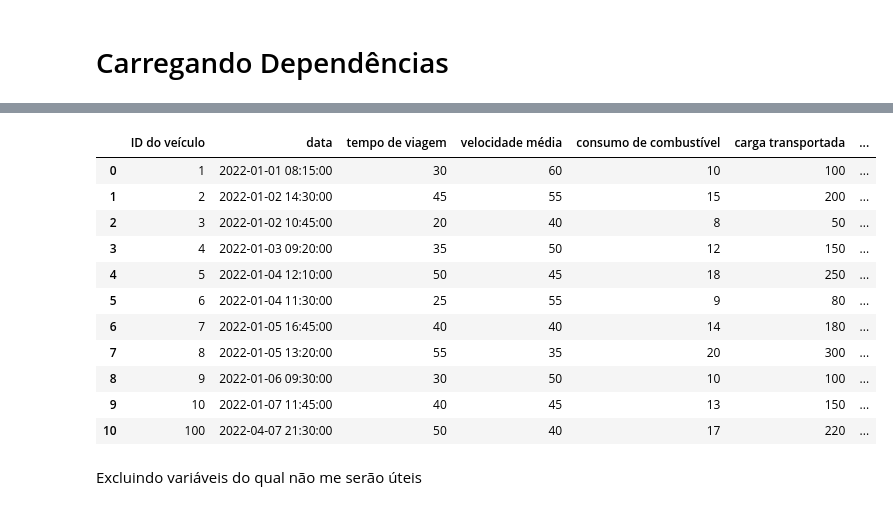
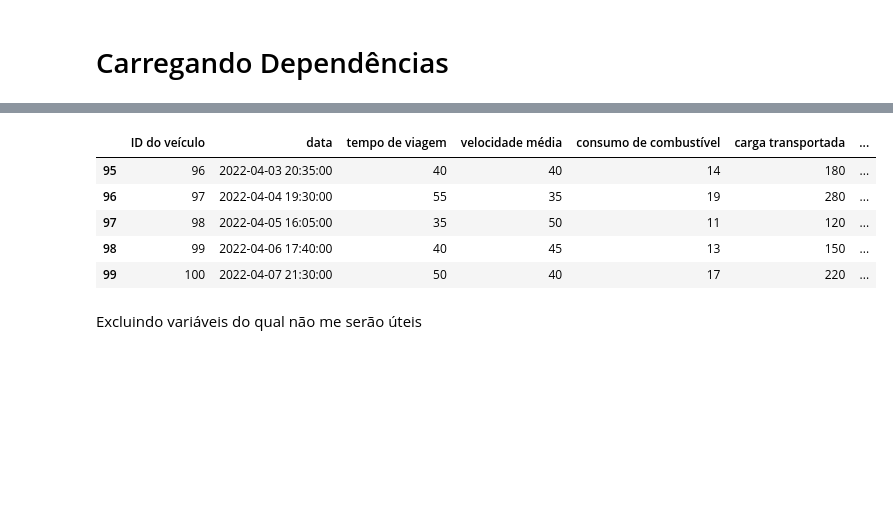
Before and after one commit to LUCASDNORONHA/analise-desempenho-frota, a Jupyter notebook: notebooks/01_preprocessing.ipynb, the cells around one changed output, grey strips where cells are left out. Cells and saved outputs as stored; diff of their text form; code cells hidden in the pictures; blank space fills up the shorter version.

```diff
--- a/notebooks/01_preprocessing.ipynb
+++ b/notebooks/01_preprocessing.ipynb
@@ -18,20 +16,15 @@ NameError: name 's' is not defined
 # %%
 db = pd.read_csv("../data/raw/dados_veiculos.csv")
 # %%
-db
+db.head()
+db.tail()
 # %% [output]
 |  | ID do veículo | data | tempo de viagem | velocidade média | consumo de combustível | carga transportada | ... |
-| 0 | 1 | 2022-01-01 08:15:00 | 30 | 60 | 10 | 100 | ... |
-| 1 | 2 | 2022-01-02 14:30:00 | 45 | 55 | 15 | 200 | ... |
-| 2 | 3 | 2022-01-02 10:45:00 | 20 | 40 | 8 | 50 | ... |
-| 3 | 4 | 2022-01-03 09:20:00 | 35 | 50 | 12 | 150 | ... |
-| 4 | 5 | 2022-01-04 12:10:00 | 50 | 45 | 18 | 250 | ... |
-| 5 | 6 | 2022-01-04 11:30:00 | 25 | 55 | 9 | 80 | ... |
-| 6 | 7 | 2022-01-05 16:45:00 | 40 | 40 | 14 | 180 | ... |
-| 7 | 8 | 2022-01-05 13:20:00 | 55 | 35 | 20 | 300 | ... |
-| 8 | 9 | 2022-01-06 09:30:00 | 30 | 50 | 10 | 100 | ... |
-| 9 | 10 | 2022-01-07 11:45:00 | 40 | 45 | 13 | 150 | ... |
-| 10 | 100 | 2022-04-07 21:30:00 | 50 | 40 | 17 | 220 | ... |
+| 95 | 96 | 2022-04-03 20:35:00 | 40 | 40 | 14 | 180 | ... |
+| 96 | 97 | 2022-04-04 19:30:00 | 55 | 35 | 19 | 280 | ... |
+| 97 | 98 | 2022-04-05 16:05:00 | 35 | 50 | 11 | 120 | ... |
+| 98 | 99 | 2022-04-06 17:40:00 | 40 | 45 | 13 | 150 | ... |
+| 99 | 100 | 2022-04-07 21:30:00 | 50 | 40 | 17 | 220 | ... |
 # %% [markdown]
 Excluindo variáveis do qual não me serão úteis
 # %%
```
Also changed, not shown: parts of 7 cells of this notebook.
